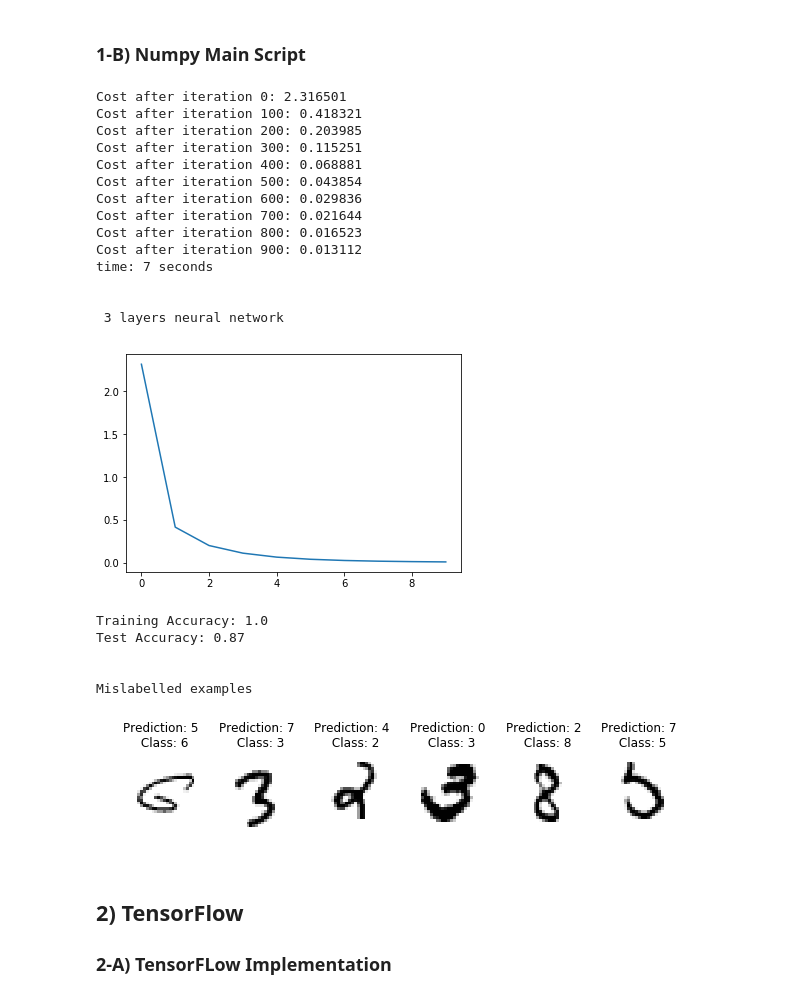
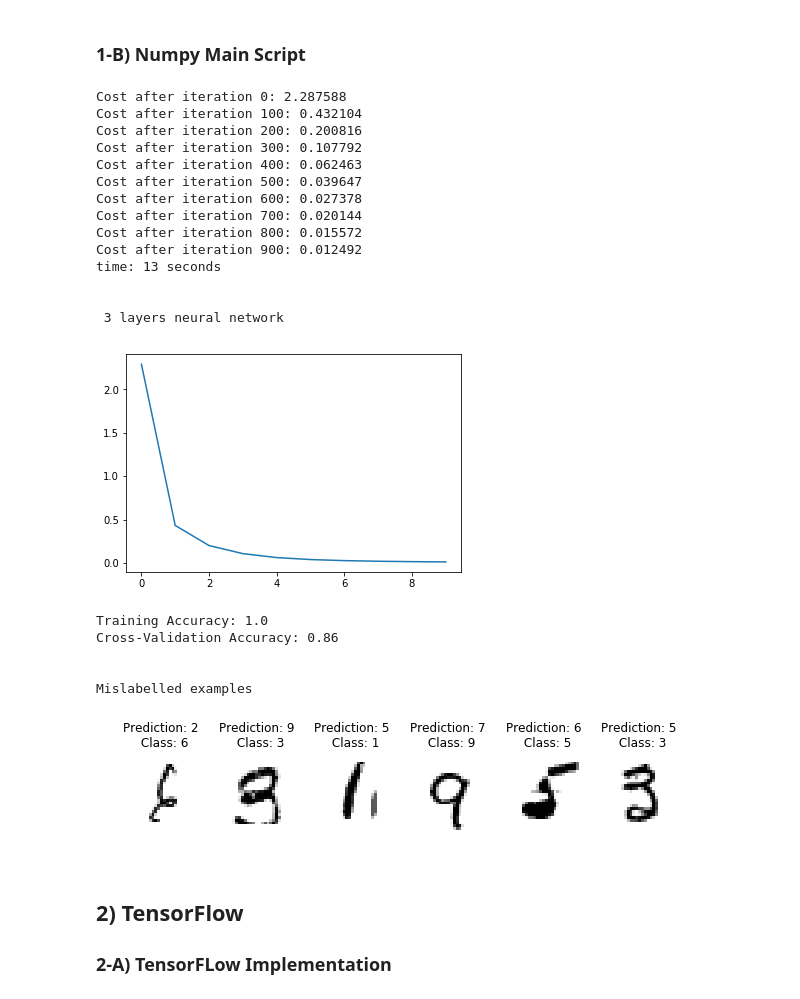
Before and after one commit to Bertoni9/MNIST-Project, a Jupyter notebook: notebook.ipynb, the cells around one changed output. Drawn from its saved outputs; the diff is of its cells as text; code cells hidden in the pictures.

Commit message:
validation set added

```diff
--- a/notebook.ipynb
+++ b/notebook.ipynb
@@ -48,7 +48,8 @@ Multi-Class Dataset: MNIST
 # %%
 # A) Dataset Selection: 1 for "Binary Cat dataset"     2 for "MNIST Dataset"
 dataset = 2
-n_train = 1000 #number of example in the training set (only for MNIST Dataset- up to 14.000)
+n_train = 1000 #number of example in the training set (only for MNIST Dataset- up to 12.600)
+n_val = 100 #number of example in the validation set (only for MNIST Dataset- up to 1400)
 n_test = 100 #number of example in the training set (only for MNIST Dataset- up to 1400)
 
 #B) NN architecture
@@ -62,10 +63,10 @@ n_epochs = 1000
 # %%
 # Image loading
 if dataset == 1:
-    X_train, Y_train, X_test, Y_test, classes = load_cats_dataset()
+    X_train, Y_train, X_val, Y_val, classes = load_cats_dataset()
 
 if dataset == 2:
-    X_train, Y_train, X_test, Y_test, classes = load_MNIST_dataset(n_train, n_test)
+    X_train, Y_train, X_val, Y_val, X_test, Y_test, classes = load_MNIST_dataset(n_train, n_val, n_test)
 
 m = X_train.shape[1]
 nx = X_train.shape[0]
@@ -332,49 +333,49 @@ for i in range(n_epochs):
     #Print Cost every 100 iterations
     if i % 100 == 0:
         print("Cost after iteration %i: %f" %(i, cost))
         costs.append(cost)
 
 end = time.time()
 print("time: " + str(int(end-start))+" seconds \n")
 print("\n %i layers neural network" %(len(hidden_layers)+1))
 plt.figure(2)
 plt.plot(np.squeeze(costs))
 plt.show()
 
 #%% 3) Evaluate Performancies
 
 #Calculate Accuracies
 P_train, acc_train = predict(X_train, Y_train, params)
 print("Training Accuracy: "+str(acc_train))
-P_test, acc_test = predict(X_test, Y_test, params)
-print("Test Accuracy: "+str(acc_test))
+P_val, acc_val = predict(X_val, Y_val, params)
+print("Cross-Validation Accuracy: "+str(acc_val))
 print("\n")
 print("Mislabelled examples")
 
 #Printing Mislabeled Examples
-printing_mislabeled_images(X_test, Y_test, P_test, classes, num_images = 6)
+printing_mislabeled_images(X_val, Y_val, P_val, classes, num_images = 6)
 # %% [output]
-Cost after iteration 0: 2.316501
-Cost after iteration 100: 0.418321
-Cost after iteration 200: 0.203985
-Cost after iteration 300: 0.115251
-Cost after iteration 400: 0.068881
-Cost after iteration 500: 0.043854
-Cost after iteration 600: 0.029836
-Cost after iteration 700: 0.021644
-Cost after iteration 800: 0.016523
-Cost after iteration 900: 0.013112
-time: 7 seconds
+Cost after iteration 0: 2.287588
+Cost after iteration 100: 0.432104
+Cost after iteration 200: 0.200816
+Cost after iteration 300: 0.107792
+Cost after iteration 400: 0.062463
+Cost after iteration 500: 0.039647
+Cost after iteration 600: 0.027378
+Cost after iteration 700: 0.020144
+Cost after iteration 800: 0.015572
+Cost after iteration 900: 0.012492
+time: 13 seconds
 
 
  3 layers neural network
 [figure]
 Training Accuracy: 1.0
-Test Accuracy: 0.87
+Cross-Validation Accuracy: 0.86
 
 
 Mislabelled examples
-[figure, old version]
+[figure, new version]
 # %% [markdown]
 ## 2) TensorFlow
 ### 2-A) TensorFLow Implementation
```
Also changed, not shown: parts of 1 cell of this notebook, 1 other file.
